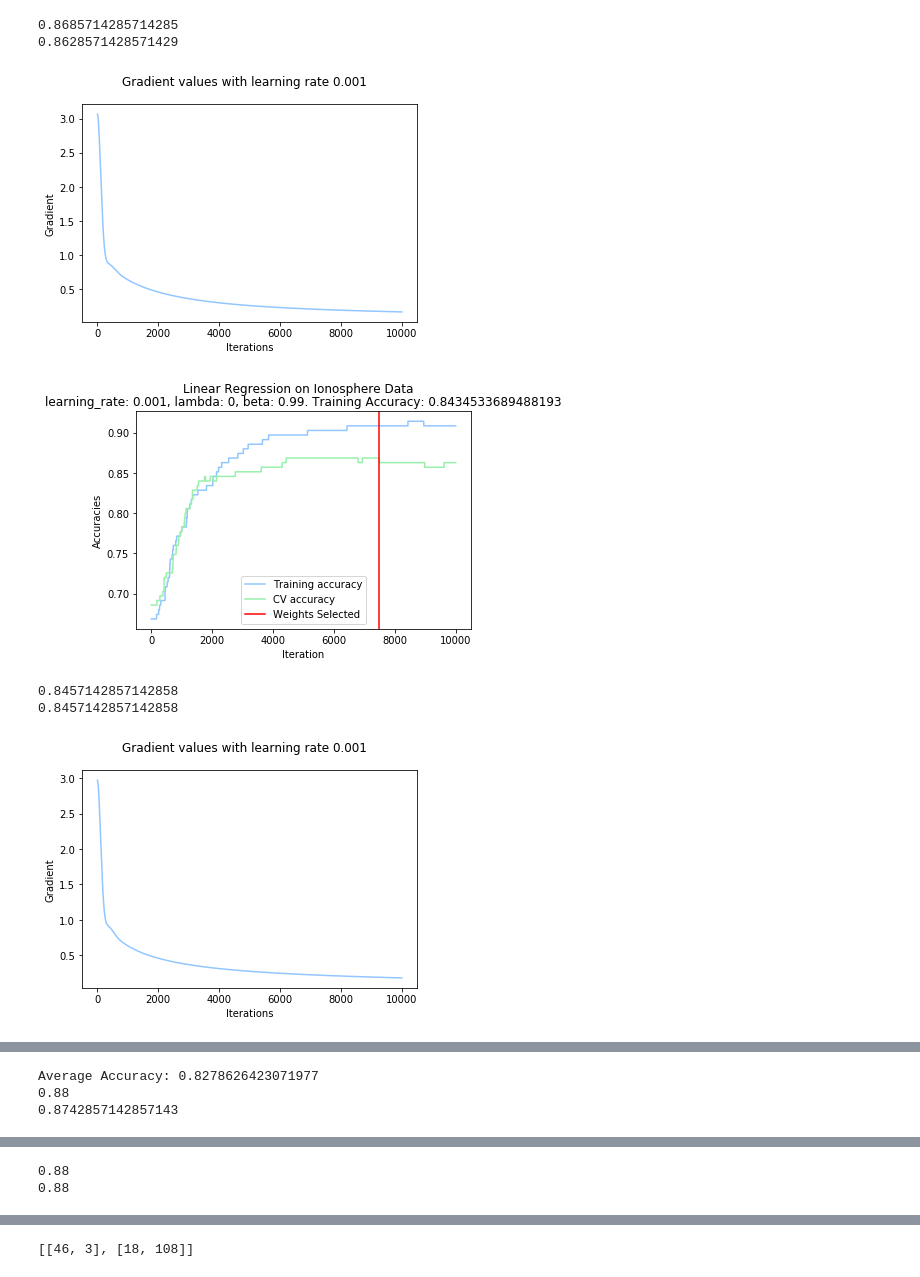
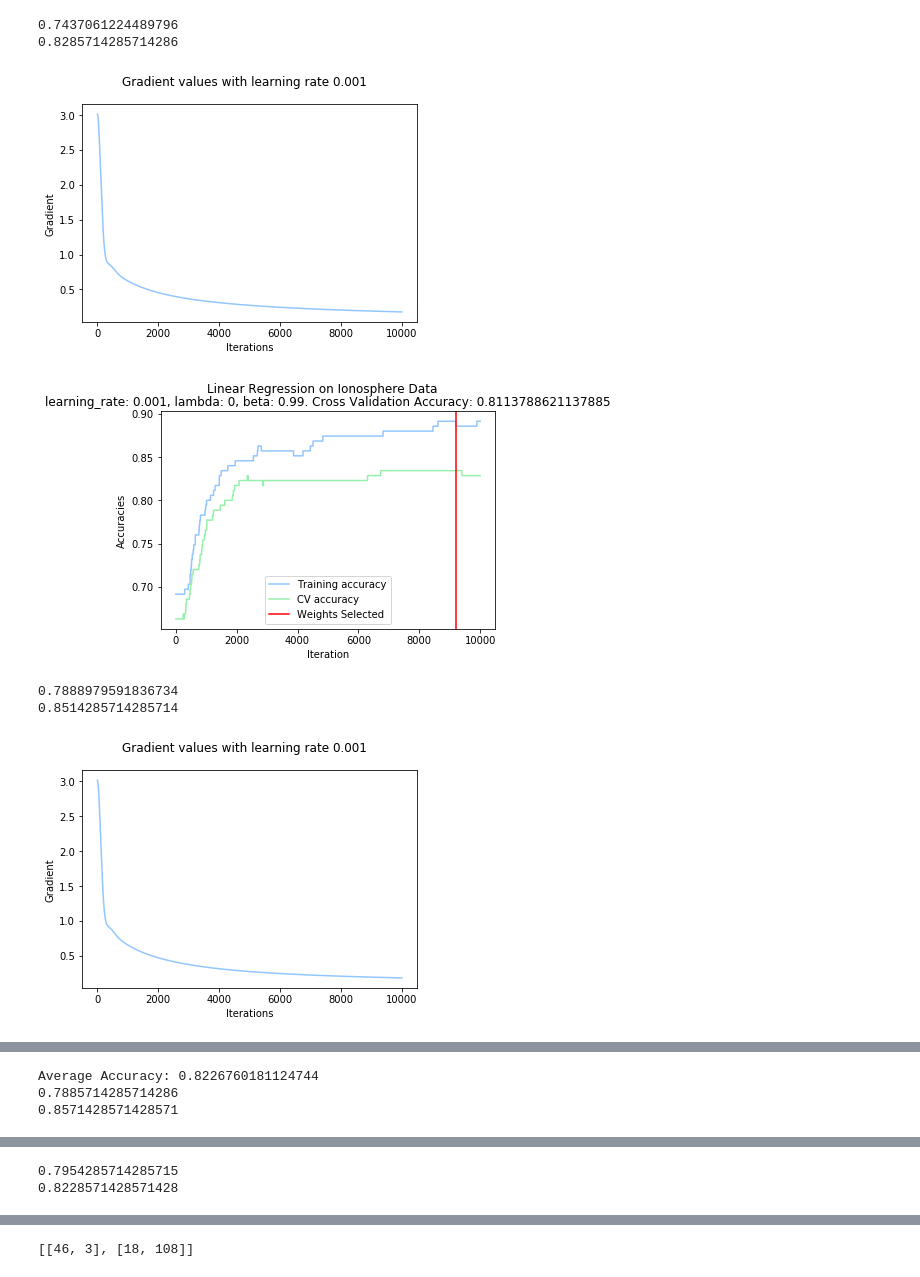
Before and after one commit to ingridxx/COMP551, a Jupyter notebook: Miniproject1/LogisticRegression.ipynb, the cells around one changed output, grey strips where cells are left out. Cells and saved outputs as stored; diff of their text form; code cells hidden in the pictures.

```diff
--- a/Miniproject1/LogisticRegression.ipynb
+++ b/Miniproject1/LogisticRegression.ipynb
@@ -131,8 +131,8 @@ class LogisticRegression:
                     train_acc = self.accuracy(train_pred, y)
 
 
-            if cv_acc >= max_cv_acc:  # checks if maximum accuracy thus far
-                max_cv_acc = cv_acc
+            if cv_acc*train_acc >= max_cv_acc:  # checks if maximum accuracy thus far
+                max_cv_acc = cv_acc*train_acc
                 best_theta = theta
                 self.select_line = iterate
             iterate+=1
@@ -197,38 +197,38 @@ for lr in learning_rate:
         test_X = test_set.iloc[:, :-1]
         test_y = test_set.iloc[:, -1]
 
     # i_train_X, i_train_y, i_test_X, i_test_y = split_data(new_input)
 
 
         log_reg = LogisticRegression(percentage=0.6, beta = 0.99, lr = lr, reg_term = 0)
         log_reg.fit(train_X.values, train_y.values, test_X.values, test_y.values, False)
         accuracies.append(log_reg.cv_acc)
         plt.figure()
         plt.suptitle('Gradient values with learning rate '+str(log_reg.learning_rate))
         plt.xlabel('Iterations')
         plt.ylabel('Gradient')
         plt.plot(log_reg.gradient_values, label='Gradient Values')
         plt.savefig('LRGraphs/'+str(log_reg.learning_rate)+'Gradient'+str(i)+'.png', dpi = 400, bbox_inches = 'tight')
         plt.show()
         plt.figure()
-        plt.title('learning_rate: '+str(log_reg.learning_rate)+', lambda: '+str(log_reg.reg_term)+', beta: '+str(log_reg.beta)+'. Training Accuracy: '+str(log_reg.cv_acc))
+        plt.title('learning_rate: '+str(log_reg.learning_rate)+', lambda: '+str(log_reg.reg_term)+', beta: '+str(log_reg.beta)+'. Cross Validation Accuracy: '+str(log_reg.cv_acc))
         plt.suptitle('Linear Regression on Ionosphere Data')
         plt.xlabel('Iteration')
         plt.ylabel('Accuracies')
         plt.plot(log_reg.train_acc_values, label = 'Training accuracy')
         plt.plot(log_reg.cv_acc_values, label='CV accuracy')
 #         axs[1].plot(log_reg.gradient_values, label='Gradient Values')
         plt.axvline(log_reg.select_line, color='r', label='Weights Selected')
 #         plt.plot([], [], ' ', label="Beta: "+str(log_reg.beta))
         plt.legend()
 #         plt.savefig('LRGraphs/'+str(log_reg.reg_term)+'FinalIO'+str(i)+'.png', dpi = 400, bbox_inches = 'tight')
         plt.show()
     print("Average Accuracy: "+str(np.mean(accuracies)))
 # %% [output]
-0.8685714285714285
-0.8628571428571429
+0.7437061224489796
+0.8285714285714286
-[figure, old version]
+[figure, new version]
-[figure, old version]
+[figure, new version]
-0.8457142857142858
-0.8457142857142858
+0.7888979591836734
+0.8514285714285714
-[figure, old version]
+[figure, new version]
@@ -236,3 +236,3 @@ for lr in learning_rate:
-Average Accuracy: 0.8278626423071977
-0.88
-0.8742857142857143
+Average Accuracy: 0.8226760181124744
+0.7885714285714286
+0.8571428571428571
@@ -241,3 +241,3 @@ Average Accuracy: 0.8278626423071977
-0.88
-0.88
+0.7954285714285715
+0.8228571428571428
 [figure]
```
Also changed, not shown: parts of 3 cells of this notebook.
